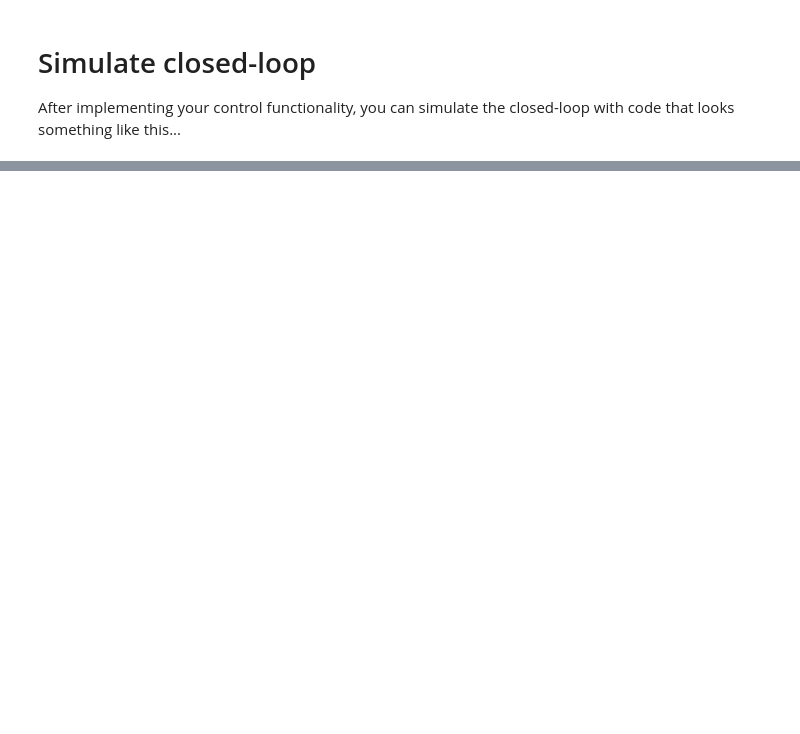
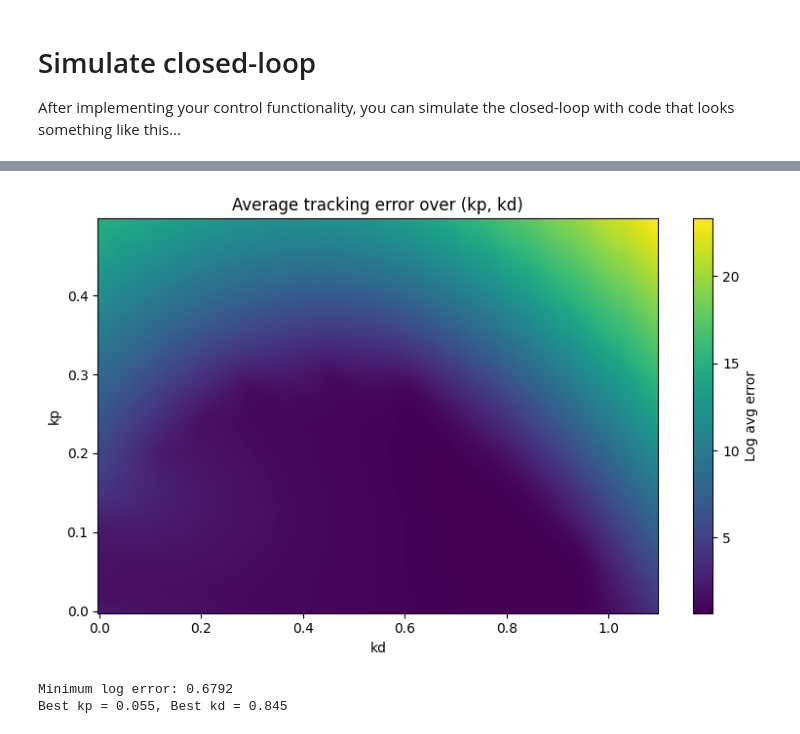
Before and after one commit to jonjon-wang/b1-coding-practical-mt25, a Jupyter notebook: notebooks/demo.ipynb, the cells around one changed output, grey strips where cells are left out. Saved outputs shown, nothing was run; the diff lists cells and outputs as text; code cells hidden in the pictures; blank space fills up the shorter version.

Commit message:
Configured dynamic.py to output average error magnitude and added a code to demo.ipynb to cycle through all combinations of kp and kd to find optminal controller values.

```diff
--- a/notebooks/demo.ipynb
+++ b/notebooks/demo.ipynb
@@ -46,0 +33,49 @@ trajectory.plot_completed_mission(mission)
+# %%
+# Parameter sweep over kp and kd, collecting average error
+kp_grid = np.arange(0.0, 0.5, 0.005)
+kd_grid = np.arange(0.0, 1.1, 0.005)
+KP, KD = np.meshgrid(kp_grid, kd_grid)
+Z = np.zeros_like(KP, dtype=float)
+
+for i, kdval in enumerate(kd_grid):
+    for j, kpval in enumerate(kp_grid):
+        sub = Submarine()
+        controller = PDController(kp=kpval, kd=kdval)
+        closed_loop = ClosedLoop(sub, controller)
+
+        trajectory = closed_loop.simulate_with_random_disturbances(mission, seed=42)
+        # compute avg error from closed_loop if available, otherwise estimate from trajectory
+        try:
+            avg_error = closed_loop.get_avg_error()
+        except AttributeError:
+            # fallback: use mean absolute error between reference and observed depth
+            obs = trajectory.position[:, 1]  # y is depth
+            ref = mission.reference[: len(obs)]
+            avg_error = float(np.mean(np.abs(ref - obs)))
+
+        Z[i, j] = np.log(avg_error)
+
+# Plot heatmap: KP on x-axis, KD on y-axis
+plt.figure(figsize=(8, 5))
+pcm = plt.pcolormesh(KD, KP, Z, shading='auto', cmap='viridis')
+plt.colorbar(pcm, label='Log avg error')
+plt.xlabel('kd')
+plt.ylabel('kp')
+plt.title('Average tracking error over (kp, kd)')
+plt.tight_layout()
+plt.show()
+
+# Find the indices of the minimum value in Z
+min_idx = np.unravel_index(np.argmin(Z), Z.shape)
+
+# Extract the corresponding kp and kd values
+best_kd = kd_grid[min_idx[0]]   # row index → kd
+best_kp = kp_grid[min_idx[1]]   # column index → kp
+
+# Print results
+print(f"Minimum log error: {Z[min_idx]:.4f}")
+print(f"Best kp = {best_kp:.3f}, Best kd = {best_kd:.3f}")
+# %% [output]
+[figure, added]
+Minimum log error: 0.6792
+Best kp = 0.055, Best kd = 0.845
```
Also changed, not shown: parts of 4 cells of this notebook, 1 other file.
